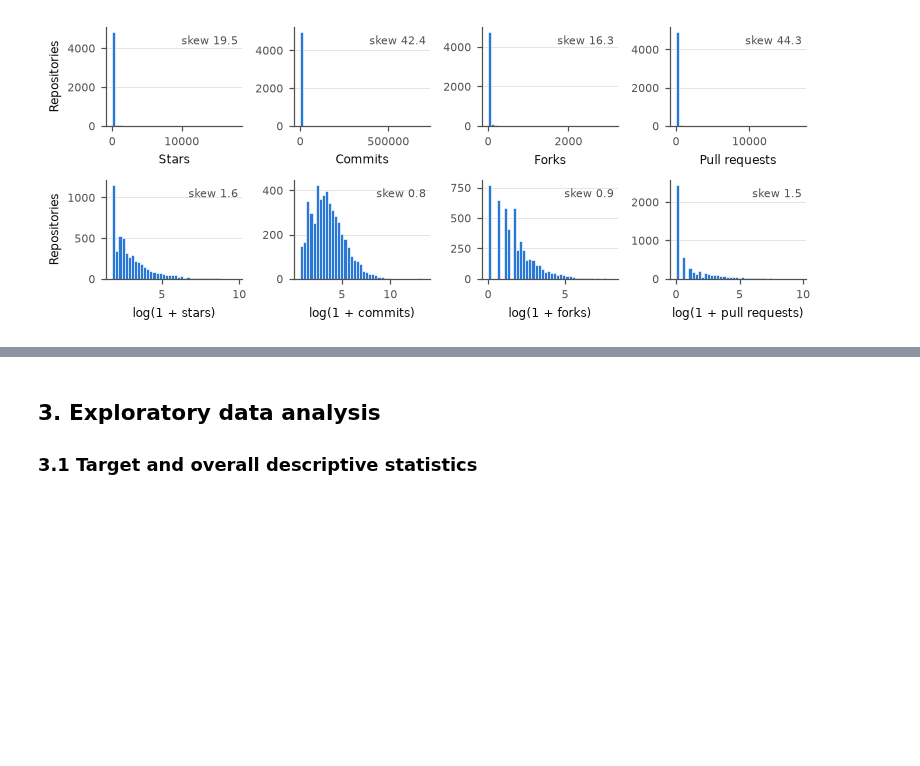
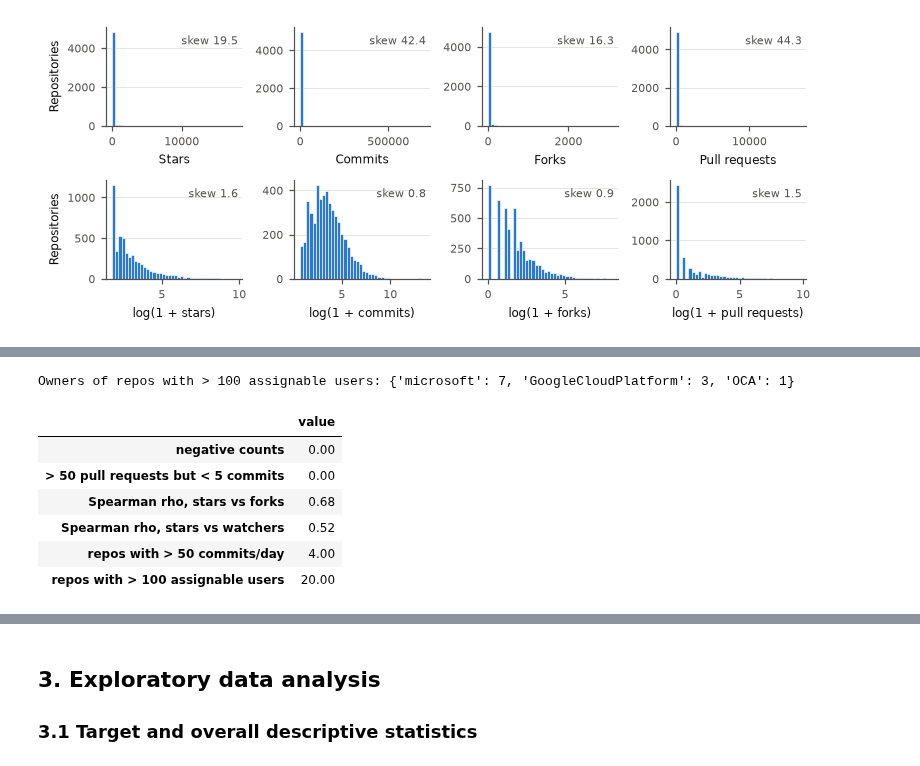
Before and after one commit to aminsaidane/github-abandonment-predection, a Jupyter notebook: notebooks/eda.ipynb, the cells around one changed output, grey strips where cells are left out. Cells and saved outputs as stored; diff of their text form; code cells hidden in the pictures; blank space fills up the shorter version.

```diff
--- a/notebooks/eda.ipynb
+++ b/notebooks/eda.ipynb
@@ -339,0 +368,22 @@ save(fig, "fig_skew_log1p")
+# %%
+# Consistency checks: real data agrees with itself, errors tend to stand alone
+consistency = {
+    "negative counts": int((df[config.NUMERIC_FEATURES] < 0).sum().sum()),
+    "> 50 pull requests but < 5 commits": int(((df.pullRequests > 50) & (df.defaultBranchCommitCount < 5)).sum()),
+    "Spearman rho, stars vs forks": round(df[["stars", "forks"]].corr(method="spearman").iat[0, 1], 2),
+    "Spearman rho, stars vs watchers": round(df[["stars", "watchers"]].corr(method="spearman").iat[0, 1], 2),
+    "repos with > 50 commits/day": int((df.commits_per_day > 50).sum()),
+    "repos with > 100 assignable users": int((df.assignableUserCount > 100).sum()),
+}
+big_orgs = df.loc[df.assignableUserCount > 100, "owner"].value_counts().head(3).to_dict()
+print("Owners of repos with > 100 assignable users:", big_orgs)
+pd.Series(consistency, name="value").to_frame()
+# %% [output]
+Owners of repos with > 100 assignable users: {'microsoft': 7, 'GoogleCloudPlatform': 3, 'OCA': 1}
+|  | value |
+| negative counts | 0.00 |
+| > 50 pull requests but < 5 commits | 0.00 |
+| Spearman rho, stars vs forks | 0.68 |
+| Spearman rho, stars vs watchers | 0.52 |
+| repos with > 50 commits/day | 4.00 |
+| repos with > 100 assignable users | 20.00 |
```
Also changed, not shown: parts of 7 cells of this notebook, 16 other files.
